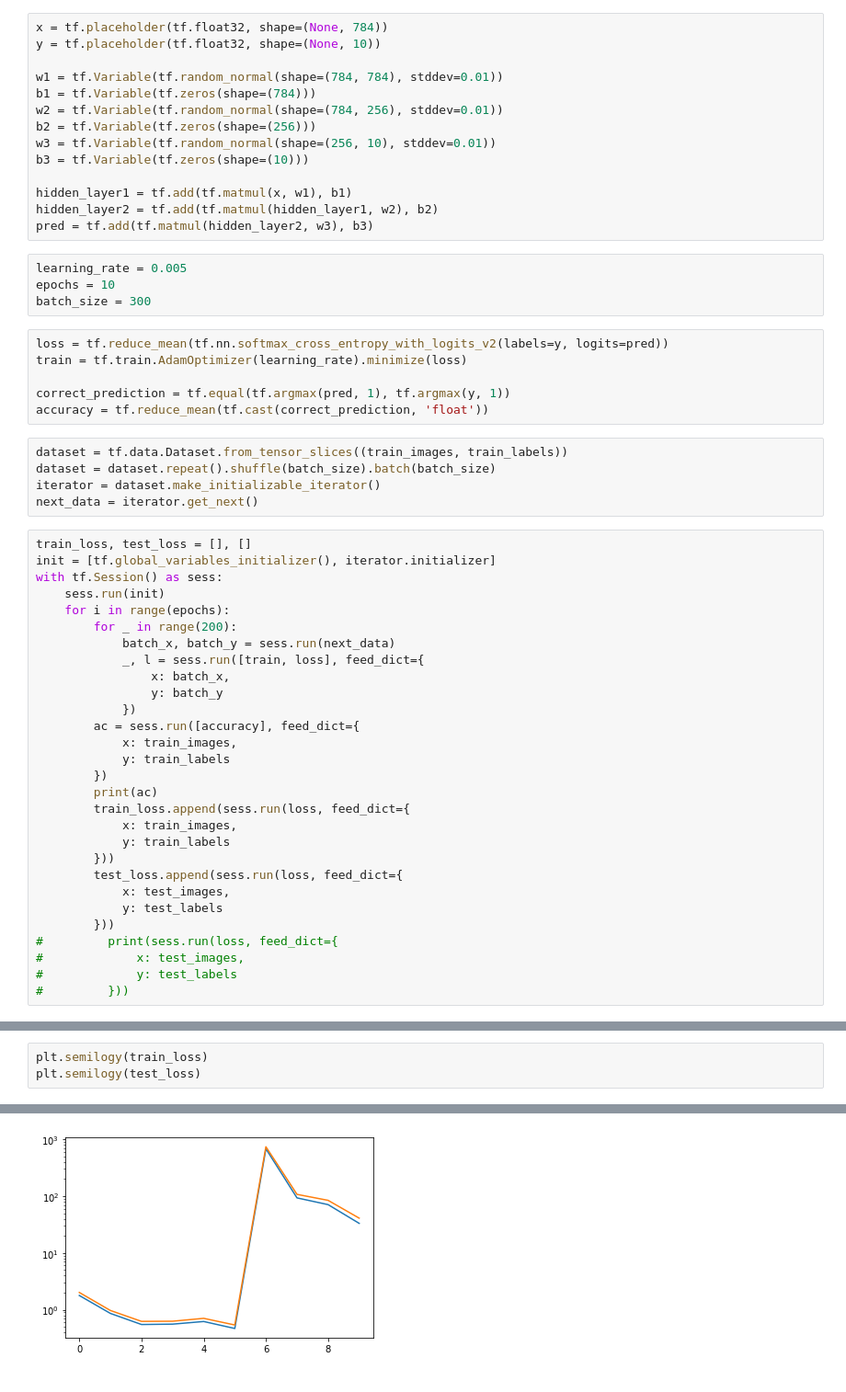
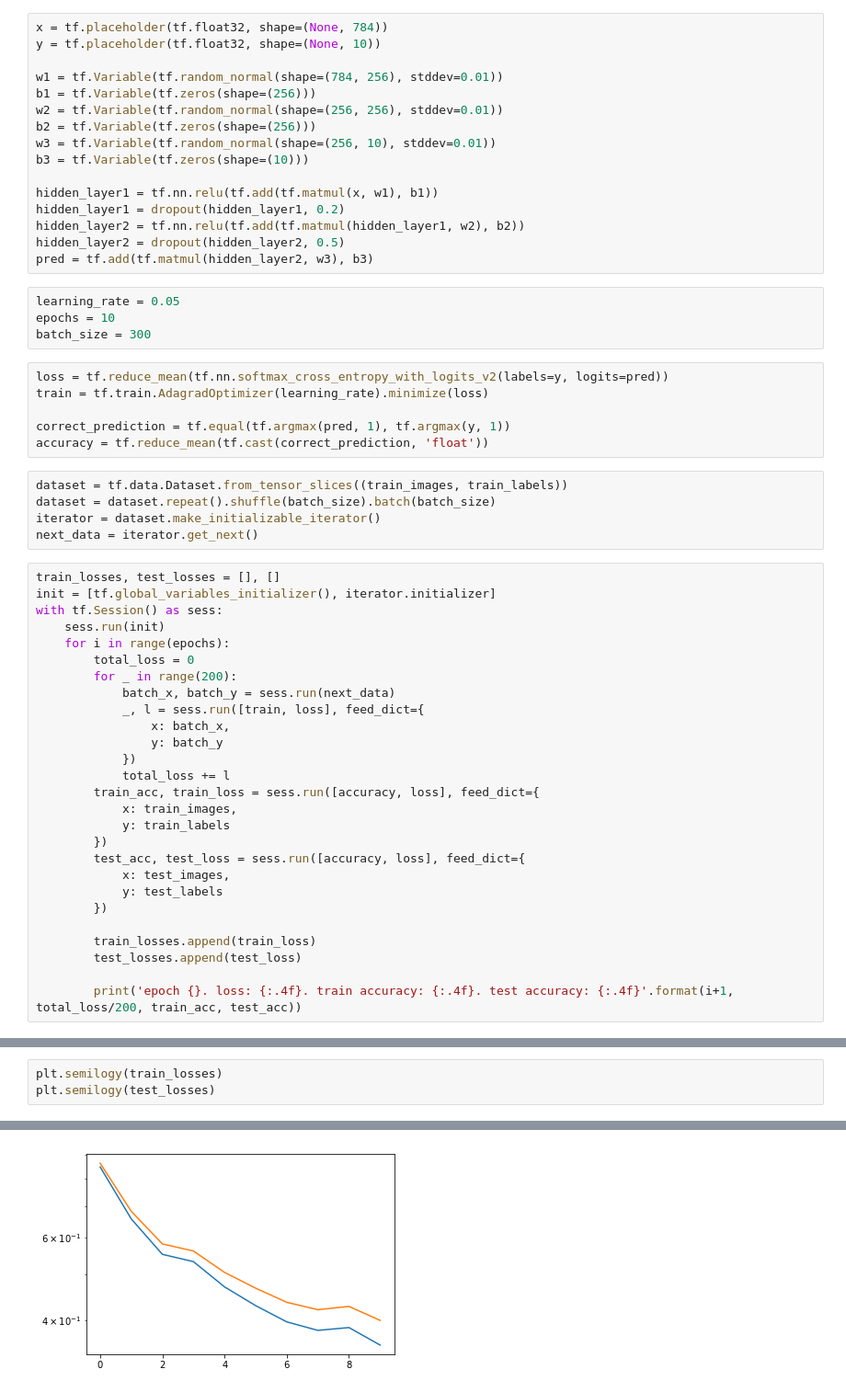
Before and after one commit to Airwavess/learning-tensorflow, a Jupyter notebook: Gluon Book/dropout/Untitled.ipynb, the cells around one changed output, grey strips where cells are left out. Shown: that part at 92% size. Saved outputs shown, nothing was run; the diff lists cells and outputs as text.

```diff
--- a/Gluon Book/dropout/Untitled.ipynb
+++ b/Gluon Book/dropout/Untitled.ipynb
@@ -35,23 +53,25 @@ labels = {0: 'T-shirt',
 x = tf.placeholder(tf.float32, shape=(None, 784))
 y = tf.placeholder(tf.float32, shape=(None, 10))
 
-w1 = tf.Variable(tf.random_normal(shape=(784, 784), stddev=0.01))
-b1 = tf.Variable(tf.zeros(shape=(784)))
-w2 = tf.Variable(tf.random_normal(shape=(784, 256), stddev=0.01))
+w1 = tf.Variable(tf.random_normal(shape=(784, 256), stddev=0.01))
+b1 = tf.Variable(tf.zeros(shape=(256)))
+w2 = tf.Variable(tf.random_normal(shape=(256, 256), stddev=0.01))
 b2 = tf.Variable(tf.zeros(shape=(256)))
 w3 = tf.Variable(tf.random_normal(shape=(256, 10), stddev=0.01))
 b3 = tf.Variable(tf.zeros(shape=(10)))
 
-hidden_layer1 = tf.add(tf.matmul(x, w1), b1)
-hidden_layer2 = tf.add(tf.matmul(hidden_layer1, w2), b2)
+hidden_layer1 = tf.nn.relu(tf.add(tf.matmul(x, w1), b1))
+hidden_layer1 = dropout(hidden_layer1, 0.2)
+hidden_layer2 = tf.nn.relu(tf.add(tf.matmul(hidden_layer1, w2), b2))
+hidden_layer2 = dropout(hidden_layer2, 0.5)
 pred = tf.add(tf.matmul(hidden_layer2, w3), b3)
 # %%
-learning_rate = 0.005
+learning_rate = 0.05
 epochs = 10
 batch_size = 300
 # %%
 loss = tf.reduce_mean(tf.nn.softmax_cross_entropy_with_logits_v2(labels=y, logits=pred))
-train = tf.train.AdamOptimizer(learning_rate).minimize(loss)
+train = tf.train.AdagradOptimizer(learning_rate).minimize(loss)
 
 correct_prediction = tf.equal(tf.argmax(pred, 1), tf.argmax(y, 1))
 accuracy = tf.reduce_mean(tf.cast(correct_prediction, 'float'))
@@ -61,31 +81,29 @@ dataset = dataset.repeat().shuffle(batch_size).batch(batch_size)
 iterator = dataset.make_initializable_iterator()
 next_data = iterator.get_next()
 # %%
-train_loss, test_loss = [], []
+train_losses, test_losses = [], []
 init = [tf.global_variables_initializer(), iterator.initializer]
 with tf.Session() as sess:
     sess.run(init)
     for i in range(epochs):
+        total_loss = 0
         for _ in range(200):
             batch_x, batch_y = sess.run(next_data)
             _, l = sess.run([train, loss], feed_dict={
                 x: batch_x,
                 y: batch_y
             })
-        ac = sess.run([accuracy], feed_dict={
+            total_loss += l
+        train_acc, train_loss = sess.run([accuracy, loss], feed_dict={
             x: train_images,
             y: train_labels
         })
-        print(ac)
-        train_loss.append(sess.run(loss, feed_dict={
-            x: train_images,
-            y: train_labels
-        }))
-        test_loss.append(sess.run(loss, feed_dict={
+        test_acc, test_loss = sess.run([accuracy, loss], feed_dict={
             x: test_images,
             y: test_labels
-        }))
-#         print(sess.run(loss, feed_dict={
-#             x: test_images,
-#             y: test_labels
-#         }))
+        })
+
+        train_losses.append(train_loss)
+        test_losses.append(test_loss)
+
+        print('epoch {}. loss: {:.4f}. train accuracy: {:.4f}. test accuracy: {:.4f}'.format(i+1, total_loss/200, train_acc, test_acc))
@@ -103,6 +110,6 @@ with tf.Session() as sess:
 # %%
-plt.semilogy(train_loss)
-plt.semilogy(test_loss)
+plt.semilogy(train_losses)
+plt.semilogy(test_losses)
 # %% [output]
 [<matplotlib.lines.Line2D at 0x...>]
-[figure, old version]
+[figure, new version]
```
Also changed, not shown: parts of 10 cells of this notebook, 1 other file.
